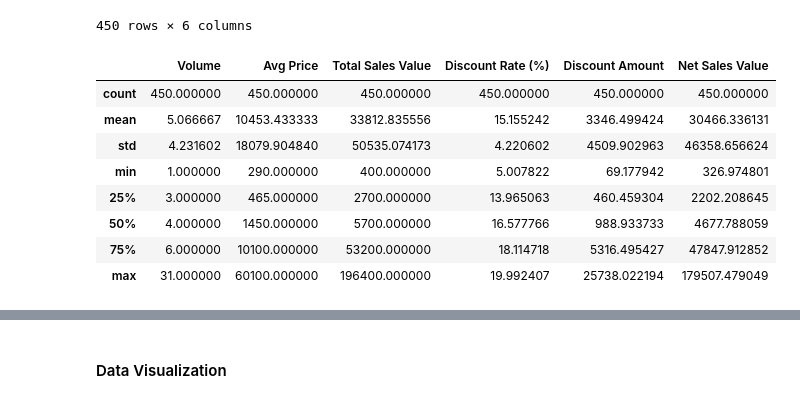
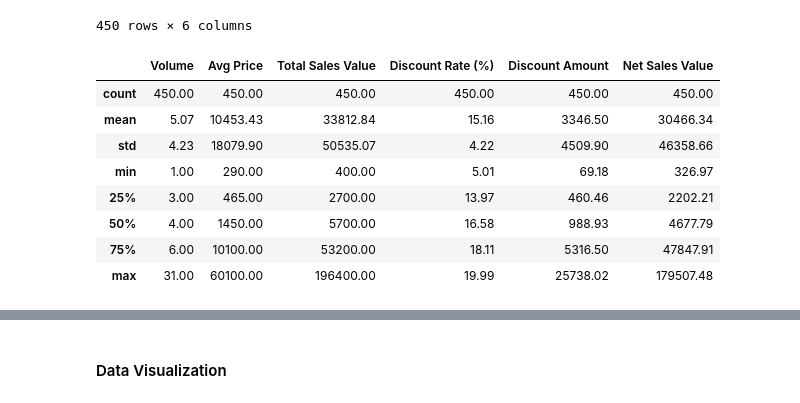
Before and after one commit to Smita2597/ds-repo, a Jupyter notebook: Assignment/Basic Stats.ipynb, the cells around one changed output, grey strips where cells are left out. Cells and saved outputs as stored; diff of their text form; code cells hidden in the pictures.

```diff
--- a/Assignment/Basic Stats.ipynb
+++ b/Assignment/Basic Stats.ipynb
@@ -102,14 +104,14 @@ sales_data.select_dtypes(object)
 | 449 | Thursday | L10 | C | Lifestyle | Jeera | M-Shoes |
 450 rows × 6 columns
 # %%
-numerical_col.describe(include='all')
+sales_data.select_dtypes(np.number).describe(include='all').round(2)
 # %% [output]
 |  | Volume | Avg Price | Total Sales Value | Discount Rate (%) | Discount Amount | Net Sales Value |
-| count | 450.000000 | 450.000000 | 450.000000 | 450.000000 | 450.000000 | 450.000000 |
-| mean | 5.066667 | 10453.433333 | 33812.835556 | 15.155242 | 3346.499424 | 30466.336131 |
-| std | 4.231602 | 18079.904840 | 50535.074173 | 4.220602 | 4509.902963 | 46358.656624 |
-| min | 1.000000 | 290.000000 | 400.000000 | 5.007822 | 69.177942 | 326.974801 |
-| 25% | 3.000000 | 465.000000 | 2700.000000 | 13.965063 | 460.459304 | 2202.208645 |
-| 50% | 4.000000 | 1450.000000 | 5700.000000 | 16.577766 | 988.933733 | 4677.788059 |
-| 75% | 6.000000 | 10100.000000 | 53200.000000 | 18.114718 | 5316.495427 | 47847.912852 |
-| max | 31.000000 | 60100.000000 | 196400.000000 | 19.992407 | 25738.022194 | 179507.479049 |
+| count | 450.00 | 450.00 | 450.00 | 450.00 | 450.00 | 450.00 |
+| mean | 5.07 | 10453.43 | 33812.84 | 15.16 | 3346.50 | 30466.34 |
+| std | 4.23 | 18079.90 | 50535.07 | 4.22 | 4509.90 | 46358.66 |
+| min | 1.00 | 290.00 | 400.00 | 5.01 | 69.18 | 326.97 |
+| 25% | 3.00 | 465.00 | 2700.00 | 13.97 | 460.46 | 2202.21 |
+| 50% | 4.00 | 1450.00 | 5700.00 | 16.58 | 988.93 | 4677.79 |
+| 75% | 6.00 | 10100.00 | 53200.00 | 18.11 | 5316.50 | 47847.91 |
+| max | 31.00 | 60100.00 | 196400.00 | 19.99 | 25738.02 | 179507.48 |
```
Also changed, not shown: parts of 38 cells of this notebook.
